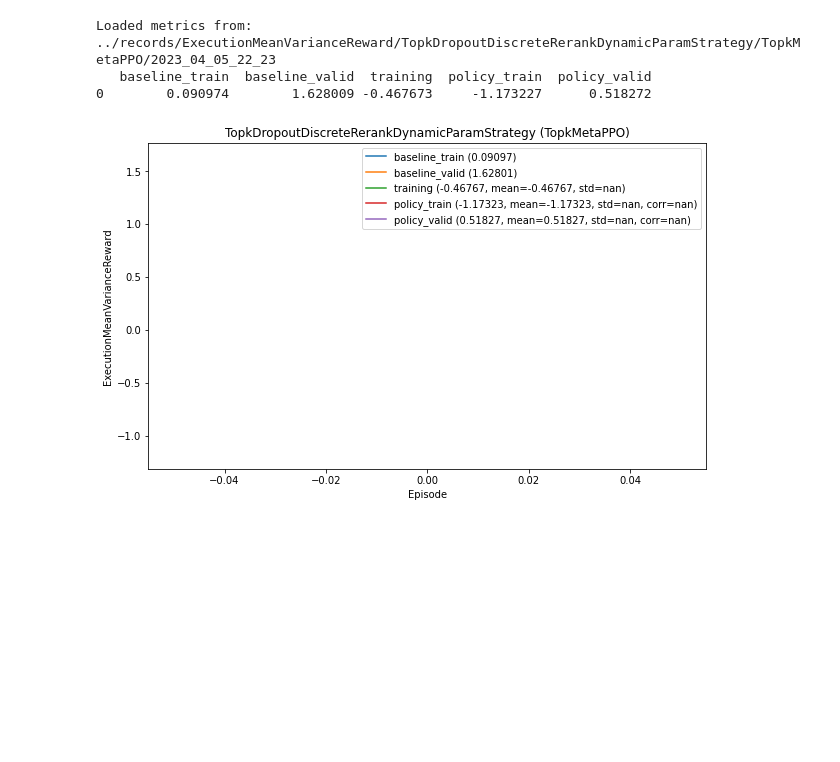
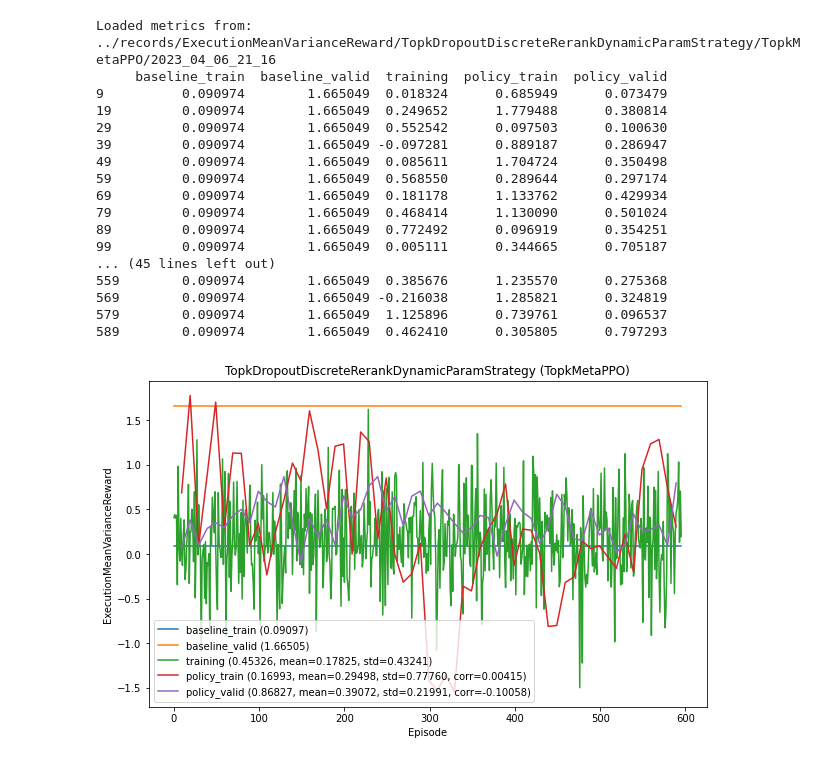
Before and after one commit to ChenglongChen/Long-Capital, a Jupyter notebook: examples/rl_plot_metrics.ipynb, the cells around one changed output. Cells and saved outputs as stored; diff of their text form; code cells hidden in the pictures; blank space fills up the shorter version.

```diff
--- a/examples/rl_plot_metrics.ipynb
+++ b/examples/rl_plot_metrics.ipynb
@@ -67,17 +67,31 @@ def plot_metrics(train_reward, valid_reward, strategy, policy_cls, scale=1, ann_
 # %%
 plot_metrics(
     train_reward="ExecutionMeanVarianceReward",
     valid_reward="EpisodeInformationRatioReward",
     strategy="TopkDropoutDiscreteRerankDynamicParamStrategy",
     policy_cls="TopkMetaPPO",
     scale=1,
     ann_scaler=1,
     norm_steps_per_episode=False,
-    val_every_n_iters=1,
+    val_every_n_iters=10,
     index=-1
 )
 # %% [output]
-Loaded metrics from: ../records/ExecutionMeanVarianceReward/TopkDropoutDiscreteRerankDynamicParamStrategy/TopkMetaPPO/2023_04_05_22_23
-   baseline_train  baseline_valid  training  policy_train  policy_valid
-0        0.090974        1.628009 -0.467673     -1.173227      0.518272
+Loaded metrics from: ../records/ExecutionMeanVarianceReward/TopkDropoutDiscreteRerankDynamicParamStrategy/TopkMetaPPO/2023_04_06_21_16
+     baseline_train  baseline_valid  training  policy_train  policy_valid
+9          0.090974        1.665049  0.018324      0.685949      0.073479
+19         0.090974        1.665049  0.249652      1.779488      0.380814
+29         0.090974        1.665049  0.552542      0.097503      0.100630
+39         0.090974        1.665049 -0.097281      0.889187      0.286947
+49         0.090974        1.665049  0.085611      1.704724      0.350498
+59         0.090974        1.665049  0.568550      0.289644      0.297174
+69         0.090974        1.665049  0.181178      1.133762      0.429934
+79         0.090974        1.665049  0.468414      1.130090      0.501024
+89         0.090974        1.665049  0.772492      0.096919      0.354251
+99         0.090974        1.665049  0.005111      0.344665      0.705187
+... (45 lines left out)
+559        0.090974        1.665049  0.385676      1.235570      0.275368
+569        0.090974        1.665049 -0.216038      1.285821      0.324819
+579        0.090974        1.665049  1.125896      0.739761      0.096537
+589        0.090974        1.665049  0.462410      0.305805      0.797293
-[figure, old version]
+[figure, new version]
```
Also changed, not shown: 4 other files.
